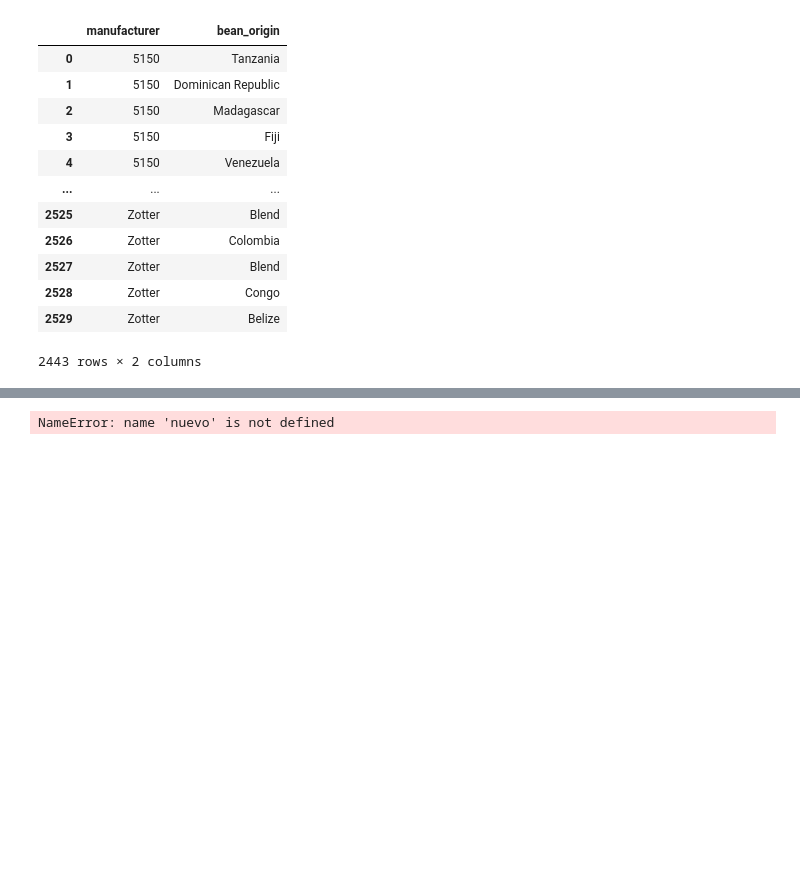
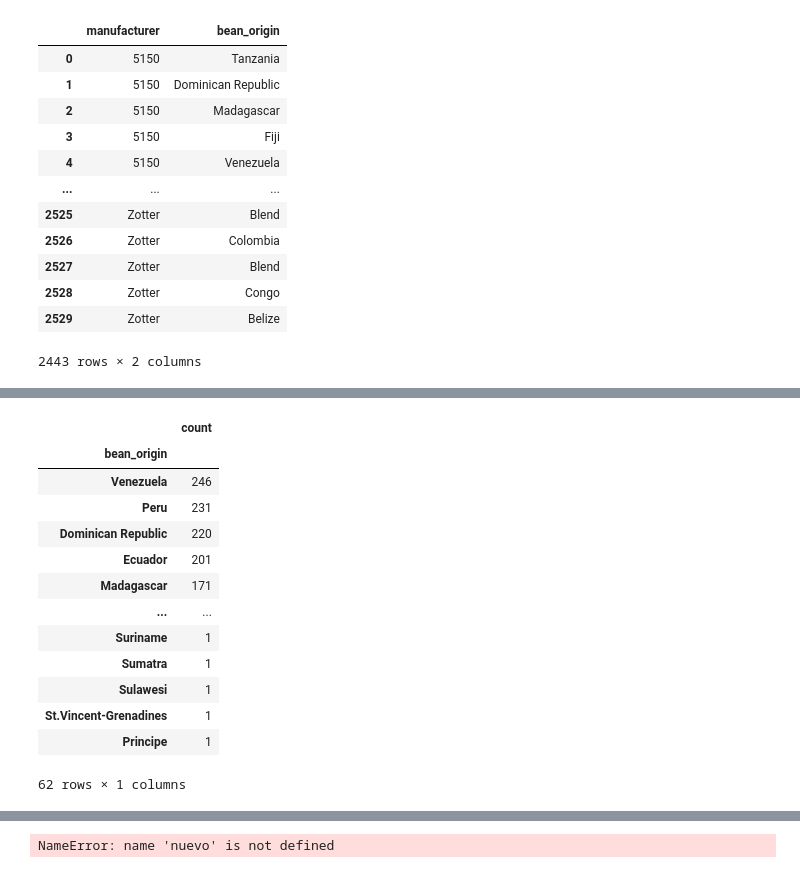
Before and after one commit to amalia345/Chocolates, a Jupyter notebook: analisis.ipynb, the cells around one changed output, grey strips where cells are left out. Saved outputs shown, nothing was run; the diff lists cells and outputs as text; code cells hidden in the pictures; blank space fills up the shorter version.

```diff
--- a/analisis.ipynb
+++ b/analisis.ipynb
@@ -111,0 +111,21 @@ mediarating_pais.head(10).plot(kind="bar")
+# %%
+#2.¿Cuántas barras se revisaron para cada uno de esos países?
+#Cuantos registros hay por cada pais, no sacar la media
+bar_pais = df.groupby(by="bean_origin")["bar_name"].agg(["count"]).sort_values(by="count",ascending=False)
+bar_pais
+#utilizar value_counts --- Cuenta por ejemplo hay 10 de usa, y 5 de Italy
+# %% [output]
+|  | count |
+| bean_origin |  |
+| Venezuela | 246 |
+| Peru | 231 |
+| Dominican Republic | 220 |
+| Ecuador | 201 |
+| Madagascar | 171 |
+| ... | ... |
+| Suriname | 1 |
+| Sumatra | 1 |
+| Sulawesi | 1 |
+| St.Vincent-Grenadines | 1 |
+| Principe | 1 |
+62 rows × 1 columns
```
Also changed, not shown: parts of 11 cells of this notebook.
